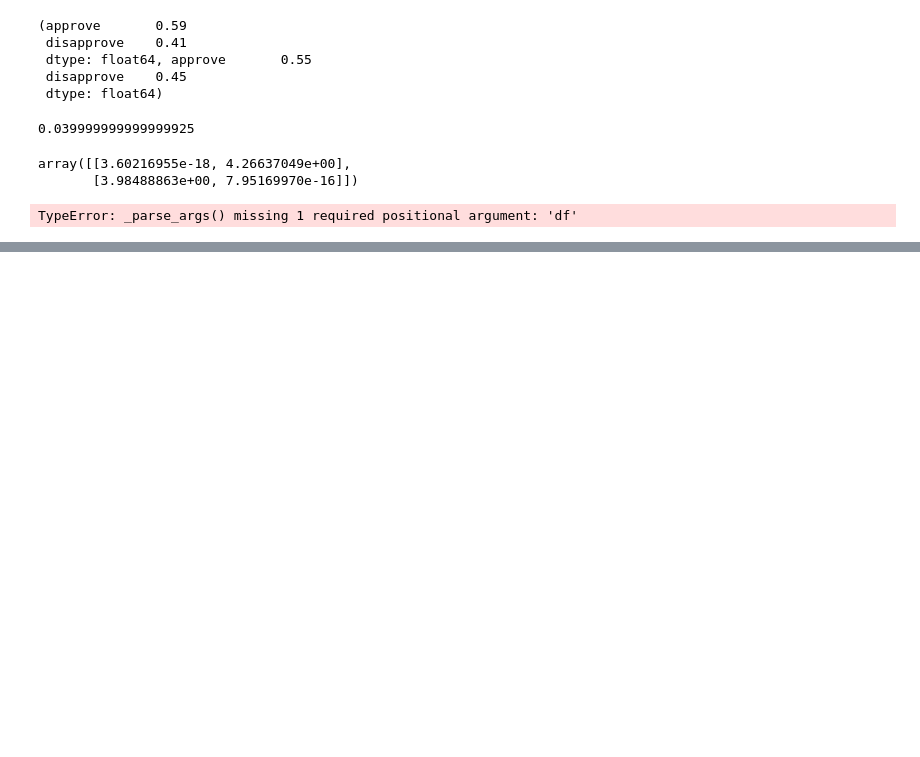
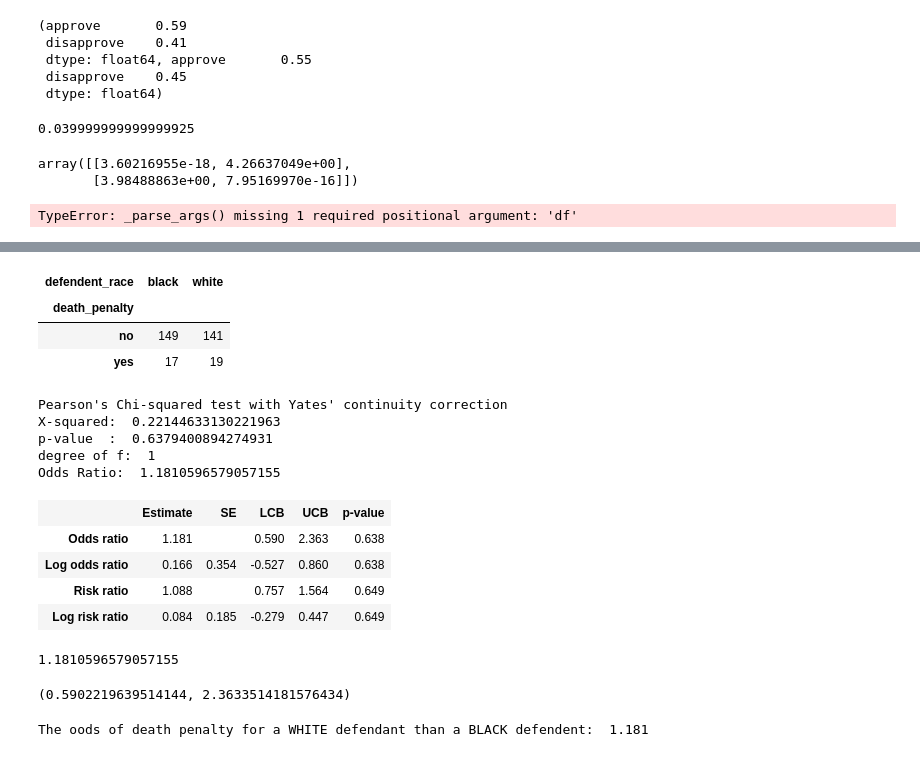
Before and after one commit to naivelogic/Machine_Learning_Notebooks, a Jupyter notebook: Data_Science/Statistical Models/[PSU] Logistic Regression.ipynb, the cells around one changed output, grey strips where cells are left out. Cells and saved outputs as stored; diff of their text form; code cells hidden in the pictures; blank space fills up the shorter version.

```diff
--- a/Data_Science/Statistical Models/[PSU] Logistic Regression.ipynb
+++ b/Data_Science/Statistical Models/[PSU] Logistic Regression.ipynb
@@ -782,0 +823,11 @@ TypeError: _parse_args() missing 1 required positional argument: 'df'
+# %%
+result = [19,132,0,9,11,52,6,97]
+d = {
+    'defendent_race': np.repeat(('white','white','white','white','black','black','black','black'), (result)),
+    'victim_race' : np.repeat(('white', 'white', 'black', 'black', 'white', 'white', 'black', 'black'), (result)),
+    'death_penalty': np.repeat(('yes', 'no', 'yes', 'no', 'yes', 'no', 'yes', 'no'), (result))
+}
+
+death = pd.DataFrame(d, columns=['defendent_race', 'victim_race','death_penalty'])
+death_tb = pd.crosstab([death.defendent_race, death.victim_race], death.death_penalty)
+death_tb
@@ -782,0 +878,48 @@ TypeError: _parse_args() missing 1 required positional argument: 'df'
+# %%
+death_tb1 = pd.crosstab([death.death_penalty], death.defendent_race)
+death_tb1
+# %% [output]
+| defendent_race | black | white |
+| death_penalty |  |  |
+| no | 149 | 141 |
+| yes | 17 | 19 |
+# %%
+chi2, p, dof, ex = stats.chi2_contingency(death_tb1, correction=False)
+
+print("Pearson's Chi-squared test with Yates' continuity correction")
+print("X-squared: ", chi2)
+print("p-value  : ", p)
+print("degree of f: ", dof)
+
+oddsratio, pvalue = stats.fisher_exact(death_tb1, alternative='two-sided')
+print("Odds Ratio: ", oddsratio)
+# %% [output]
+Pearson's Chi-squared test with Yates' continuity correction
+X-squared:  0.22144633130221963
+p-value  :  0.6379400894274931
+degree of f:  1
+Odds Ratio:  1.1810596579057155
+# %%
+tab = sm.stats.Table2x2(death_tb1.values)
+tab.summary()
+# %% [output]
+|  | Estimate | SE | LCB | UCB | p-value |
+| Odds ratio | 1.181 |  | 0.590 | 2.363 | 0.638 |
+| Log odds ratio | 0.166 | 0.354 | -0.527 | 0.860 | 0.638 |
+| Risk ratio | 1.088 |  | 0.757 | 1.564 | 0.649 |
+| Log risk ratio | 0.084 | 0.185 | -0.279 | 0.447 | 0.649 |
+# %%
+tab.oddsratio
+# %% [output]
+1.1810596579057155
+# %%
+tab.oddsratio_confint()
+# %% [output]
+(0.5902219639514144, 2.3633514181576434)
+# %%
+
+print("The oods of death penalty for a WHITE defendant than a BLACK defendent: ",
+      round((death_tb1['white']['yes']*death_tb1['black']['no']) /
+                                           (death_tb1['white']['no']*death_tb1['black']['yes']),3))
+# %% [output]
+The oods of death penalty for a WHITE defendant than a BLACK defendent:  1.181
```
Also changed, not shown: parts of 24 cells of this notebook.
